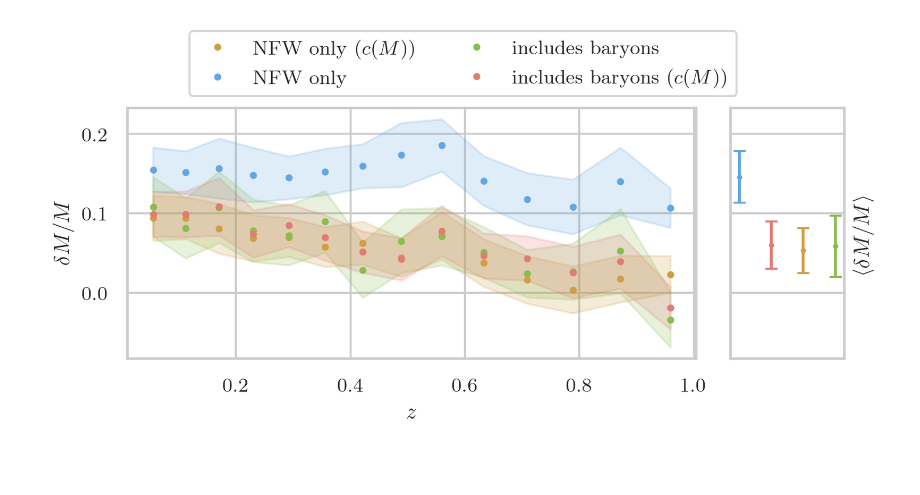
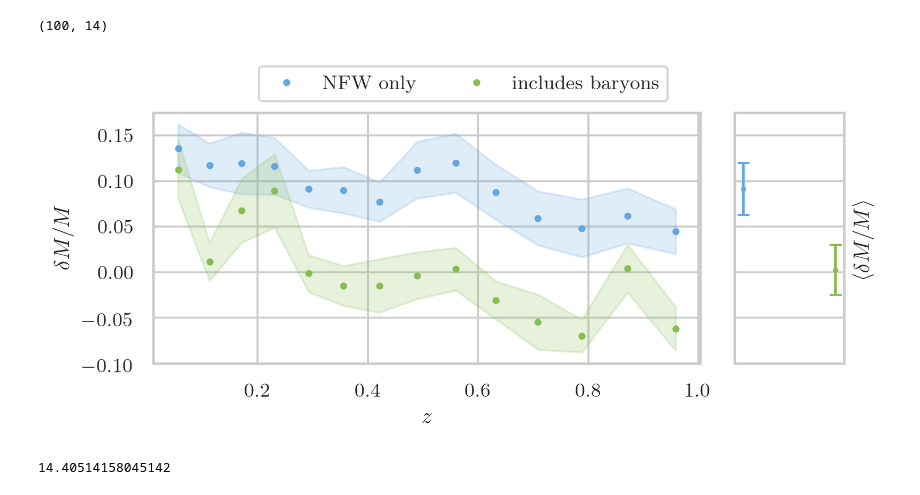
Before and after one commit to dylancromer/maszcal, a Jupyter notebook: docs/NBatta2010_single-mass-bin-fits.ipynb, the cells around one changed output. Drawn from its saved outputs; the diff is of its cells as text; code cells hidden in the pictures; blank space fills up the shorter version.

```diff
--- a/docs/NBatta2010_single-mass-bin-fits.ipynb
+++ b/docs/NBatta2010_single-mass-bin-fits.ipynb
@@ -239,57 +266,85 @@ pass
+# %%
+bary_condition = ((bary_cs > 1) & (bary_cs < 6) & (bary_alphas > 0.1)
+                  & (bary_alphas < 2) & (bary_betas > 2) & (bary_betas < 7))
+# %%
+bary_condition.shape
+# %% [output]
+(100, 14)
+# %%
+nfw_bias_corrected = np.array([
+    bias[nfw_cs[:, i] > 1].mean() for i, bias in enumerate(nfw_bias.T)
+])
+
+nfw_std_corrected = np.array([
+    bias[nfw_cs[:, i] > 1].std() * noise_reduction_factor for i, bias in enumerate(nfw_bias.T)
+])
+
+
+bary_bias_corrected = np.array([
+    bias[bary_condition[:, i]].mean() for i, bias in enumerate(bary_bias.T)
+])
+bary_std_corrected = np.array([
+    bias[bary_condition[:, i]].std() * noise_reduction_factor for i, bias in enumerate(bary_bias.T)
+])
 # %%
 fig, ax = plt.subplots(1, 2, sharey=True, gridspec_kw={'width_ratios': [5, 1]})
 
-ax[0].plot(zs, cm_bias_mean, marker='o', linestyle='', color=m_colors[0], markersize=2.5,
-        label=r'NFW only ($c(M)$)')
-ax[0].fill_between(zs, cm_bias_mean - cm_bias_std, cm_bias_mean + cm_bias_std,
-                 color=m_colors[0], alpha=0.2)
+#ax[0].plot(zs, cm_bias_mean, marker='o', linestyle='', color=m_colors[0], markersize=2.5,
+#        label=r'NFW only ($c(M)$)')
+#ax[0].fill_between(zs, cm_bias_mean - cm_bias_std, cm_bias_mean + cm_bias_std,
+#                 color=m_colors[0], alpha=0.2)
 
-ax[0].plot(zs, nfw_bias_mean, marker='o', linestyle='', color=m_colors[1], markersize=2.5,
-        label=r'NFW only')
-ax[0].fill_between(zs, nfw_bias_mean - nfw_bias_std, nfw_bias_mean + nfw_bias_std,
+ax[0].plot(zs, nfw_bias_corrected,
+           marker='o', linestyle='', color=m_colors[1], markersize=2.5, label=r'NFW only')
+ax[0].fill_between(zs, nfw_bias_corrected - nfw_std_corrected, nfw_bias_corrected + nfw_std_corrected,
                  color=m_colors[1], alpha=0.2)
 
-ax[0].plot(zs, bary_bias_mean, marker='o', linestyle='', color=m_colors[2], markersize=2.5,
+ax[0].plot(zs, bary_bias_corrected, marker='o', linestyle='', color=m_colors[2], markersize=2.5,
         label=r'includes baryons')
-ax[0].fill_between(zs, bary_bias_mean - bary_bias_std, bary_bias_mean + bary_bias_std,
-                 color=m_colors[2], alpha=0.2)
+ax[0].fill_between(zs, bary_bias_corrected - bary_std_corrected,
+                   bary_bias_corrected + bary_std_corrected,
+                   color=m_colors[2], alpha=0.2)
 
-ax[0].plot(zs, bary_cm_bias_mean, marker='o', linestyle='', color=m_colors[3], markersize=2.5,
-        label=r'includes baryons ($c(M)$)')
-ax[0].fill_between(zs, bary_cm_bias_mean - bary_cm_bias_std, bary_cm_bias_mean + bary_cm_bias_std,
-                 color=m_colors[3], alpha=0.2)
+#ax[0].plot(zs, bary_cm_bias_mean, marker='o', linestyle='', color=m_colors[3], markersize=2.5,
+#        label=r'includes baryons ($c(M)$)')
+#ax[0].fill_between(zs, bary_cm_bias_mean - bary_cm_bias_std, bary_cm_bias_mean + bary_cm_bias_std,
+#                 color=m_colors[3], alpha=0.2)
 
 ax[0].set_ylabel(r'$\delta M/M$')
 #ax[0].set_ylim((-0.28, 0.28))
 
 ax[0].set_xlabel(r'$z$')
 
 
-ax[1].errorbar(2 * np.ones(1), cm_bias_mean.mean(), marker='o', linestyle='',
-               yerr=np.std(cm_bias) * noise_reduction_factor,
-               color=m_colors[0], capsize=3)
+#ax[1].errorbar(2 * np.ones(1), cm_bias_mean.mean(), marker='o', linestyle='',
+#               yerr=np.std(cm_bias) * noise_reduction_factor,
+#               color=m_colors[0], capsize=3)
 
-ax[1].errorbar(0 * np.ones(1), nfw_bias_mean.mean(), marker='o', linestyle='',
-               yerr=np.std(nfw_bias) * noise_reduction_factor,
+ax[1].errorbar(0 * np.ones(1), nfw_bias_corrected.mean(), marker='o', linestyle='',
+               yerr=np.std(nfw_bias[nfw_cs > 1]) * noise_reduction_factor,
                color=m_colors[1], capsize=3)
 
-ax[1].errorbar(3 * np.ones(1), bary_bias_mean.mean(), marker='o', linestyle='',
-               yerr=np.std(bary_bias) * noise_reduction_factor,
+ax[1].errorbar(3 * np.ones(1), bary_bias_corrected.mean(), marker='o', linestyle='',
+               yerr=np.std(bary_bias[bary_condition]) * noise_reduction_factor,
                color=m_colors[2], capsize=3)
 
-ax[1].errorbar(1 * np.ones(1), bary_cm_bias_mean.mean(), marker='o', linestyle='',
-               yerr=np.std(bary_cm_bias) * noise_reduction_factor,
-               color=m_colors[3], capsize=3)
+#ax[1].errorbar(1 * np.ones(1), bary_cm_bias_mean.mean(), marker='o', linestyle='',
+#               yerr=np.std(bary_cm_bias) * noise_reduction_factor,
+#               color=m_colors[3], capsize=3)
 
 ax[1].set_ylabel(r'$\langle \delta M/M \rangle$')
 ax[1].yaxis.set_label_position('right')
 ax[1].set_xlim((-0.28, 3.28))
 ax[1].set_xticks(())
 
 fig.legend(loc='lower center', bbox_to_anchor=(0.5, 0.94), ncol=2)
 
 fig.set_size_inches(6, 2.5)
 
-plt.savefig('../figs/sims/NBatta2010/bias-of-redshift.pdf', bbox_inches='tight')
+plt.savefig('../figs/sims/NBatta2010/bias-of-redshift_corrected.pdf', bbox_inches='tight')
 # %% [output]
-[figure, old version]
+[figure, new version]
+# %%
+np.exp(bary_mus.max())/1e14
+# %% [output]
+14.40514158045142
```
Also changed, not shown: parts of 13 cells of this notebook, 7 other files.
